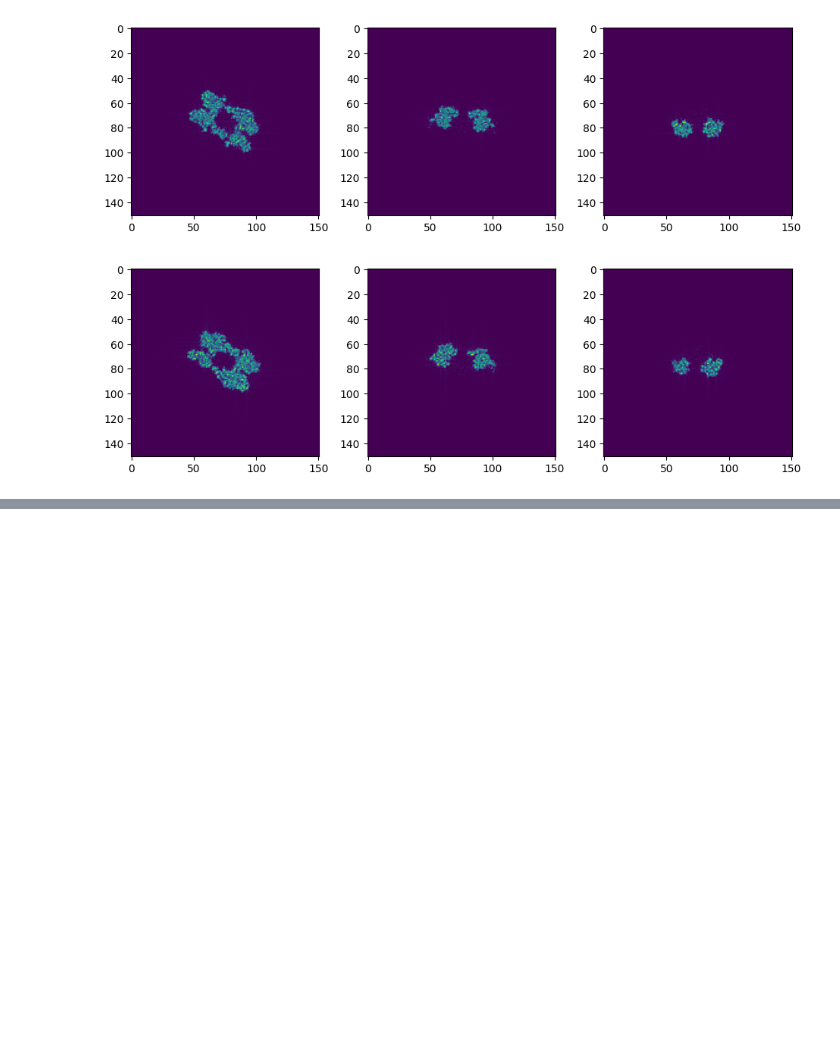
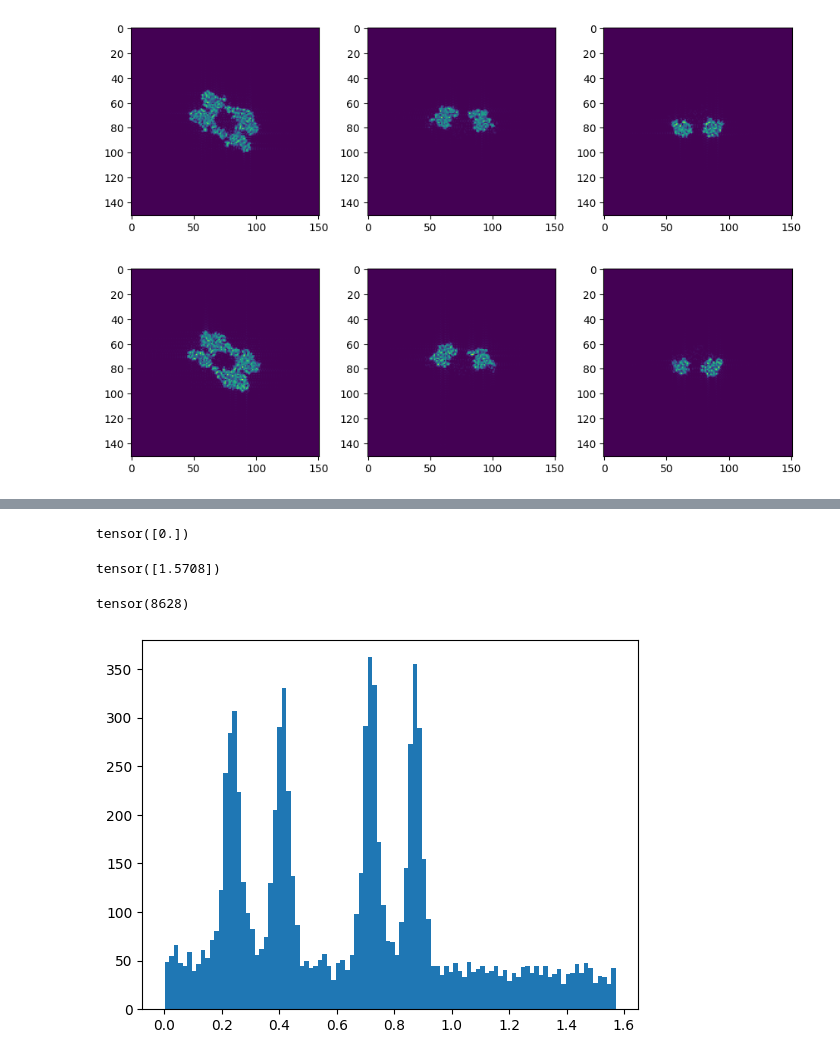
Before and after one commit to zhantaochen/neurorient, a Jupyter notebook: compute_metrics.ipynb, the cells around one changed output, grey strips where cells are left out. Drawn from its saved outputs; the diff is of its cells as text; code cells hidden in the pictures; blank space fills up the shorter version.

Commit message:
compare angle by slicing true ac

```diff
--- a/compute_metrics.ipynb
+++ b/compute_metrics.ipynb
@@ -108,2 +109,26 @@ display_volumes(rho_phased, closefig=False, vmin=0)
 # %%
 save_mrc(f'{pdb}_pr.mrc', rho_phased.detach().cpu().numpy())
+# %%
+slice_dataset = TensorDataset(spi_data['intensities'].unsqueeze(1))
+quat_dataset = TensorDataset(spi_data['orientations'])
+
+train_idx, val_test_idx = train_test_split(np.arange(len(slice_dataset)), test_size=1/10, random_state=42)
+val_idx, test_idx = train_test_split(val_test_idx, test_size=1/2, random_state=42)
+
+train_slice_loader = DataLoader([slice_dataset[i] for i in train_idx], batch_size=100, shuffle=False)
+train_quat_loader = DataLoader([quat_dataset[i] for i in train_idx], batch_size=100, shuffle=False)
+
+val_slice_loader = DataLoader([slice_dataset[i] for i in val_idx], batch_size=100, shuffle=False)
+
+test_slice_loader = DataLoader([slice_dataset[i] for i in test_idx], batch_size=100, shuffle=False)
+test_quat_loader = DataLoader([quat_dataset[i] for i in test_idx], batch_size=100, shuffle=False)
+# %%
+orientations = []
+true_matrix = []
+with torch.no_grad():
+    for (batch_slice, batch_quat) in zip(train_slice_loader, train_quat_loader):
+        _orientations, slices_pred = model(batch_slice[0].to(device), return_reconstruction=True)
+        orientations.append(_orientations.detach().cpu())
+        true_matrix.append(quaternion_to_matrix(batch_quat[0].to(device)).detach().cpu())
+orientations = torch.cat(orientations)
+true_matrix = torch.cat(true_matrix)
@@ -109,0 +165,20 @@ save_mrc(f'{pdb}_pr.mrc', rho_phased.detach().cpu().numpy())
+# %%
+torch.arccos((torch.einsum("lij,lij->l", _rotmat_pred1[None], _rotmat_pred1[None]) - 1) / 2)
+# %% [output]
+tensor([0.])
+# %%
+so3_rotation_angle(torch.einsum("lij, lkj -> lik", orientations, true_matrix)[8628,None])
+# %% [output]
+tensor([1.5708])
+# %%
+rel_angle = so3_rotation_angle(torch.einsum("lij, lkj -> lik", orientations, true_matrix), cos_bound=1e-6)
+# %%
+rel_angle = torch.where(rel_angle > np.pi/2, np.pi - rel_angle, rel_angle)
+# %%
+rel_angle.argmax()
+# %% [output]
+tensor(8628)
+# %%
+plt.hist(rel_angle, bins=100);
+# %% [output]
+[figure, added]
```
Also changed, not shown: parts of 24 cells of this notebook, 7 other files.
